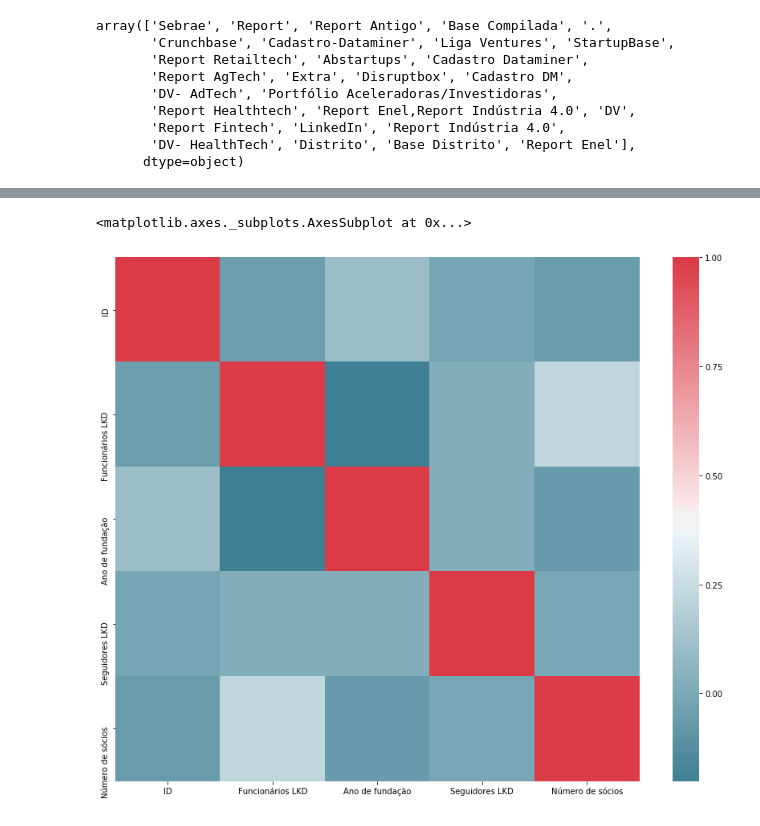
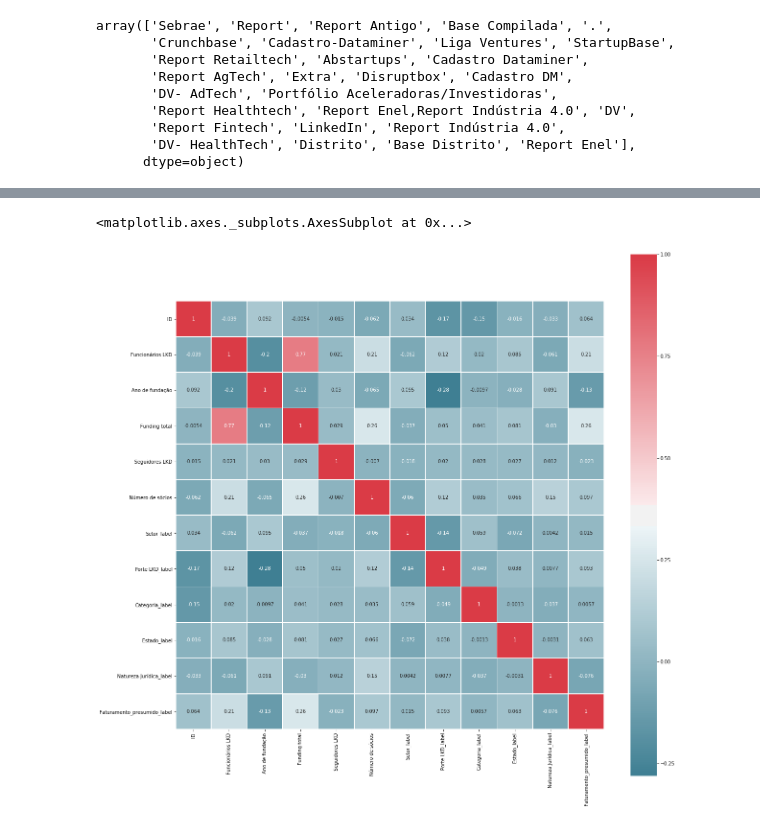
Before and after one commit to lucas-reism/Distrito-analitycs, a Jupyter notebook: Distrito.ipynb, the cells around one changed output, grey strips where cells are left out. Saved outputs shown, nothing was run; the diff lists cells and outputs as text; code cells hidden in the pictures.

```diff
--- a/Distrito.ipynb
+++ b/Distrito.ipynb
@@ -263,0 +237,12 @@ corr = data.corr()
+# %%
+le = preprocessing.LabelEncoder()
+data_label = data
+data_label = data_label.dropna(subset=['Setor','Porte LKD', 'Categoria','Estado'
+                                       , 'Faixa # de funcionários', 'Natureza Jurídica', 'Faturamento Presumido'])
+data_label['Setor_label']                   = le.fit_transform(data_label['Setor'])
+data_label['Porte LKD_label']               = le.fit_transform(data_label['Porte LKD'])
+data_label['Categoria_label']               = le.fit_transform(data_label['Categoria'])
+data_label['Estado_label']                  = le.fit_transform(data_label['Estado'])
+data_label['Faixa_funcionários_label']      = le.fit_transform(data_label['Faixa # de funcionários'])
+data_label['Natureza Jurídica_label']       = le.fit_transform(data_label['Natureza Jurídica'])
+data_label['Faturamento_presumido_label']   = le.fit_transform(data_label['Faturamento Presumido'])
@@ -264,6 +276,9 @@ corr = data.corr()
 # %%
-f, ax = plt.subplots(figsize=(15, 12))
-sns.heatmap(corr, mask=np.zeros_like(corr, dtype=np.bool), cmap=sns.diverging_palette(220, 10, as_cmap=True),square=True, ax=ax)
+data_label = data_label.drop(columns=['Faixa_funcionários_label'])
+corr = data_label.corr()
+f, ax = plt.subplots(figsize=(20, 20))
+sns.heatmap(corr, annot=True, linewidths=.5
+            , cmap=sns.diverging_palette(220, 10, as_cmap=True),square=True, ax=ax)
 # %% [output]
 <matplotlib.axes._subplots.AxesSubplot at 0x...>
-[figure, old version]
+[figure, new version]
```
Also changed, not shown: parts of 60 cells of this notebook.
